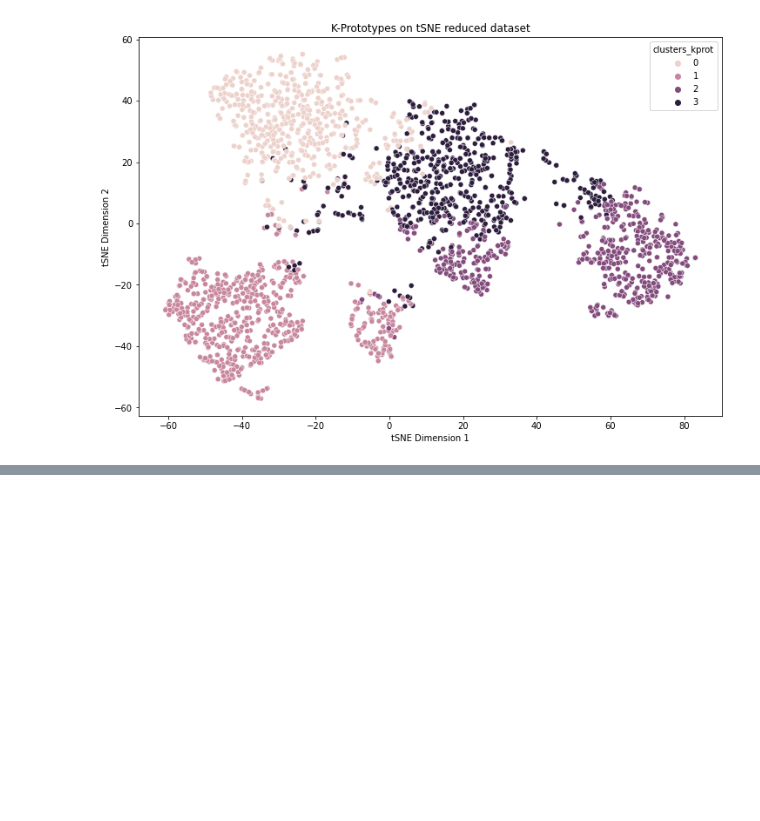
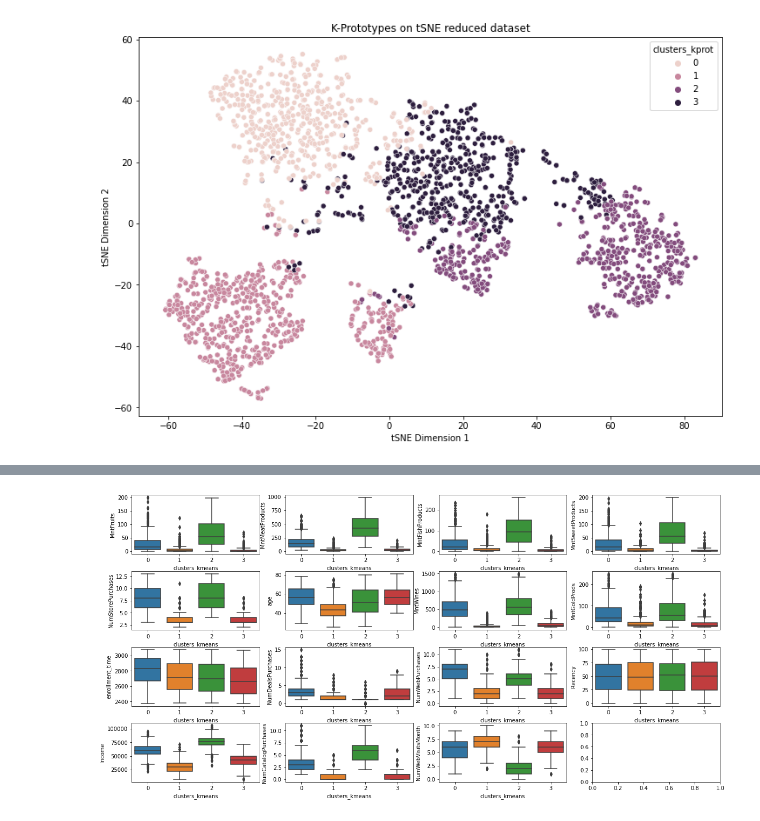
Before and after one commit to arojasb3/iFood_CRM-, a Jupyter notebook: ifood-data-business-analyst-test-latam-main/Clustering.ipynb, the cells around one changed output, grey strips where cells are left out. Cells and saved outputs as stored; diff of their text form; code cells hidden in the pictures; blank space fills up the shorter version.

Commit message:
Clustering
K means and K prototypes ready

Still missing cluster analysis for categorical variables and the campaigns

```diff
--- a/ifood-data-business-analyst-test-latam-main/Clustering.ipynb
+++ b/ifood-data-business-analyst-test-latam-main/Clustering.ipynb
@@ -159,6 +162,7 @@ max_iter = 1000
 random_state = 42
 # %%
 kmeans = KMeans(n_clusters=k, max_iter=max_iter, random_state = random_state).fit(df_scaled[numerical_cols])
+df2["clusters_kmeans"] = kmeans.labels_
 df_scaled["clusters_kmeans"] = kmeans.labels_
 df_tsne["clusters_kmeans"] = kmeans.labels_
 # %% [markdown]
@@ -178,8 +182,9 @@ max_iter = 1000
 random_state = 42
 # %%
 kprototype = KPrototypes(n_jobs = -1, n_clusters = k, init = 'Huang', random_state = random_state, max_iter=max_iter)
+
 kprototype.fit_predict(df_scaled[categorical_cols+numerical_cols], categorical = catColumnsPos)
-
+df2["clusters_kprot"] = kmeans.labels_
 df_scaled["clusters_kprot"] = kprototype.labels_
 df_tsne["clusters_kprot"] = kprototype.labels_
 # %% [markdown]
@@ -192,0 +202,22 @@ sns_plot.set(xlabel='tSNE Dimension 1', ylabel='tSNE Dimension 2', title='K-Prot
+# %%
+def plot_boxes(df, cluster_col, horizontal, vertical, columns, figsize=(16,8)):
+    """this function will make easier to plot all the histograms"""
+    fig, axes = plt.subplots(horizontal, vertical, figsize=figsize)
+
+    fig.tight_layout()
+    for i, var in enumerate(columns):
+        if df2 is None:
+            v_plot = sns.boxplot(data=df, y = var, ax = list(axes.flat)[i], x=cluster_col)
+
+def plot_bars(df, cluster_col, horizontal, vertical, columns, figsize=(16,8)):
+    """this function will make easier to plot all the histograms"""
+    fig, axes = plt.subplots(horizontal, vertical, figsize=figsize)
+
+    fig.tight_layout()
+    for i, var in enumerate(columns):
+        if df2 is None:
+            v_plot = sns.barplot(data=df, y='percentage', ax = list(axes.flat)[i], x=cluster_col)
+# %%
+plot_boxes(df2, 'clusters_kmeans', 4, 4, list(set(numerical_cols)-set(['Kidhome','Teenhome'])))
+# %% [output]
+[figure, added]
```
Also changed, not shown: parts of 10 cells of this notebook, 2 other files.
